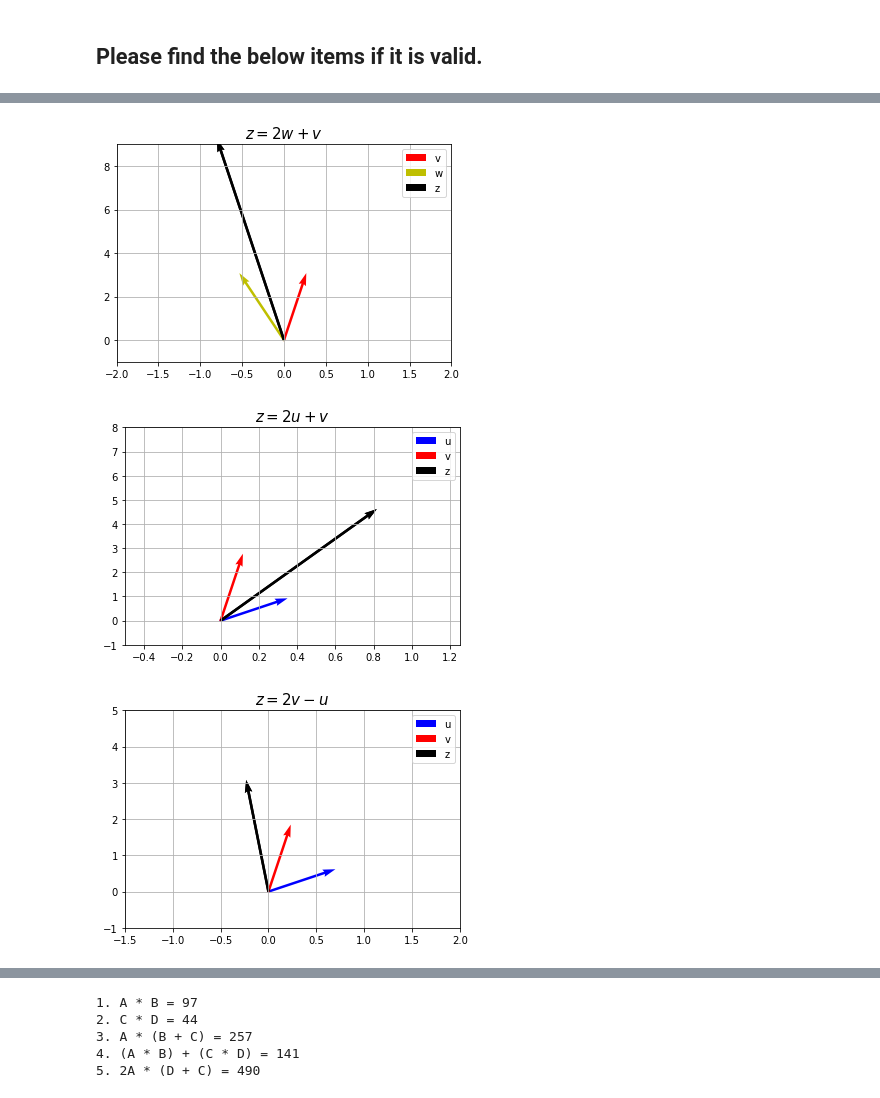
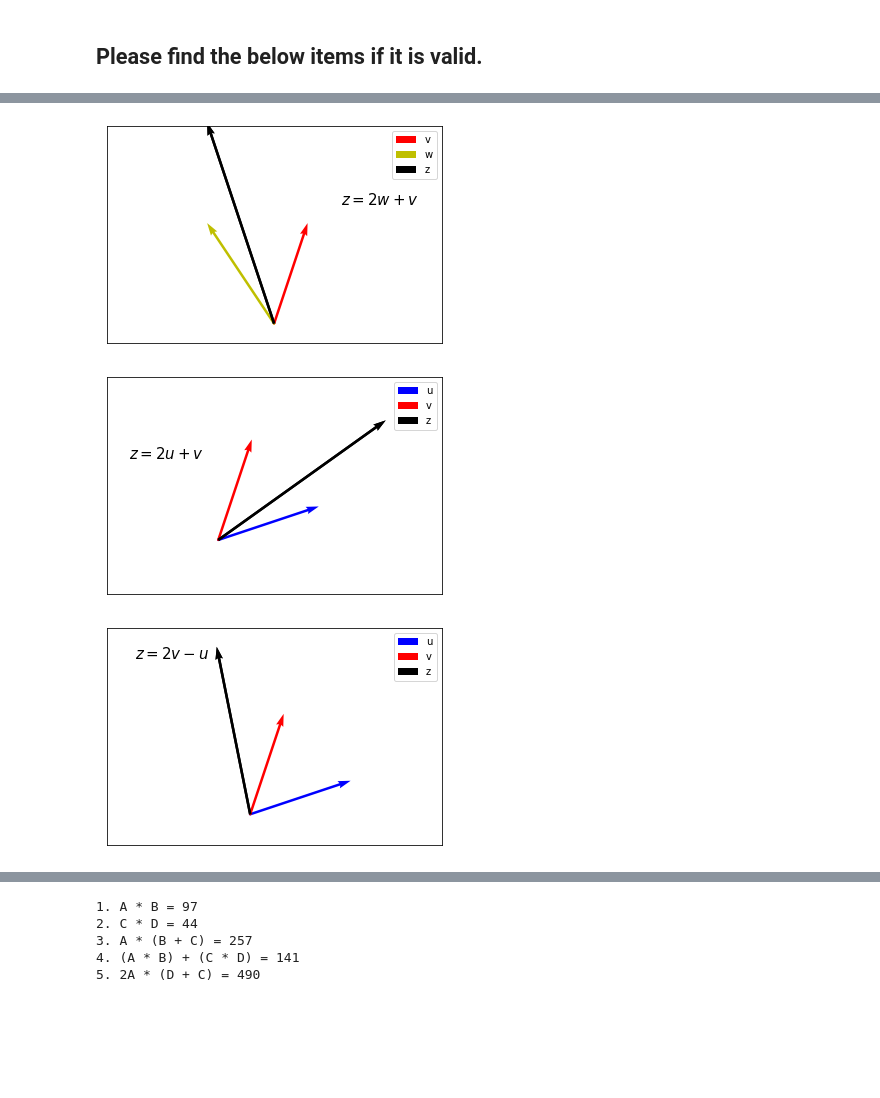
Before and after one commit to rrwabina/RADI603, a Jupyter notebook: Assignments/RADI603_A4_ROMEN/RADI603_A4_ROMEN.ipynb, the cells around one changed output, grey strips where cells are left out. Drawn from its saved outputs; the diff is of its cells as text; code cells hidden in the pictures; blank space fills up the shorter version.

```diff
--- a/Assignments/RADI603_A4_ROMEN/RADI603_A4_ROMEN.ipynb
+++ b/Assignments/RADI603_A4_ROMEN/RADI603_A4_ROMEN.ipynb
@@ -79,45 +87,51 @@ plt.show()
 # %%
-plt.quiver(*origin, V[:,0], V[:,1], color=['r'], scale = 15, label = 'v')
-plt.quiver(*origin, W[:,0], W[:,1], color=['y'], scale = 15, label = 'w')
+plt.quiver(*origin, V[:,0], V[:,1], color=['r'], scale = 10, label = 'v')
+plt.quiver(*origin, W[:,0], W[:,1], color=['y'], scale = 10, label = 'w')
 
 Z = vector_addition(np.multiply(W, 2), V)
 plt.quiver(*origin, Z[1][0], Z[1][1], color=['black'], scale = 15, label = 'z')
 plt.grid()
 plt.xlim(-2, 2)
-plt.ylim(-1, 9)
-plt.title('$z = 2w + v$', size = 15)
+plt.ylim(-1, 10)
+plt.text(0.8, 6, '$z = 2w + v$', fontsize = 15)
 plt.legend()
+plt.xticks([])
+plt.yticks([])
 plt.show()
 # %% [output]
-[figure, old version]
+[figure, new version]
 # %%
-plt.quiver(*origin, U[:,0], U[:,1], color=['b'], scale = 15, label = 'u')
-plt.quiver(*origin, V[:,0], V[:,1], color=['r'], scale = 15, label = 'v')
+plt.quiver(*origin, U[:,0], U[:,1], color=['b'], scale = 10, label = 'u')
+plt.quiver(*origin, V[:,0], V[:,1], color=['r'], scale = 10, label = 'v')
 
 Z = vector_addition(np.multiply(U, 2), V)
-plt.quiver(*origin, Z[1][0], Z[1][1], color=['black'], scale = 15, label = 'z')
+plt.quiver(*origin, Z[1][0], Z[1][1], color=['black'], scale = 14, label = 'z')
 plt.grid()
-plt.xlim(-0.5, 1.25)
-plt.ylim(-1, 8)
-plt.title('$z = 2u + v$', size = 15)
+plt.xlim(-0.5, 1)
+plt.ylim(-1, 3)
+plt.text(-0.4, 1.5, '$z = 2u + v$', fontsize = 15)
 plt.legend()
+plt.xticks([])
+plt.yticks([])
 plt.show()
 # %% [output]
-[figure, old version]
+[figure, new version]
 # %%
-plt.quiver(*origin, U[:,0], U[:,1], color=['b'], scale = 15, label = 'u')
-plt.quiver(*origin, V[:,0], V[:,1], color=['r'], scale = 15, label = 'v')
+plt.quiver(*origin, U[:,0], U[:,1], color=['b'], scale = 10, label = 'u')
+plt.quiver(*origin, V[:,0], V[:,1], color=['r'], scale = 10, label = 'v')
 
 Z = vector_subtraction(np.multiply(V, 2), U)
-plt.quiver(*origin, Z[1][0], Z[1][1], color=['black'], scale = 15, label = 'z')
+plt.quiver(*origin, Z[1][0], Z[1][1], color=['black'], scale = 10, label = 'z')
 plt.grid()
-plt.xlim(-1.5, 2)
-plt.ylim(-1, 5)
-plt.title('$z = 2v - u$', size = 15)
+plt.xlim(-0.75, 1)
+plt.ylim(-0.50, 3)
+plt.text(-0.6, 2.5, '$z = 2v - u$', fontsize = 15)
 plt.legend()
+plt.xticks([])
+plt.yticks([])
 plt.show()
 # %% [output]
-[figure, old version]
+[figure, new version]
 # %%
 V = np.array([[0,0], [1, 3]])
 W = np.array([[0,0], [-2, 3]])
```
Also changed, not shown: parts of 5 cells of this notebook, 8 other files.
